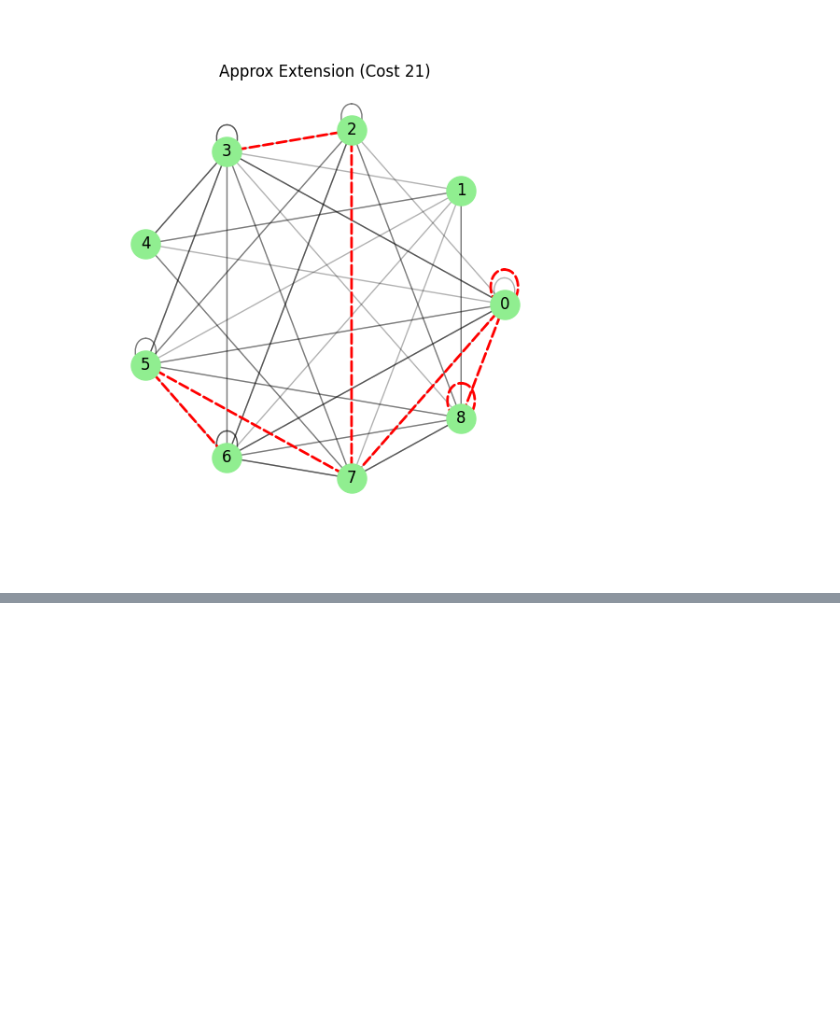
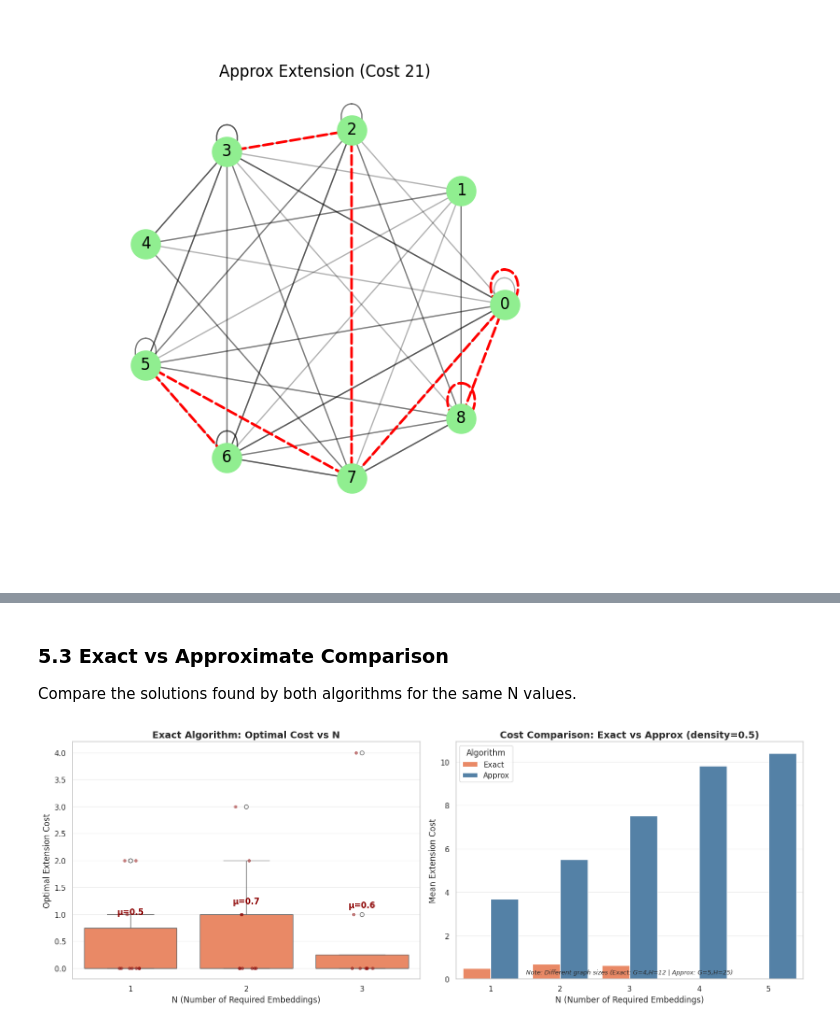
Before and after one commit to mvishiu11/AAC, a Jupyter notebook: benchmark/analysis.ipynb, the cells around one changed output, grey strips where cells are left out. Saved outputs shown, nothing was run; the diff lists cells and outputs as text; code cells hidden in the pictures; blank space fills up the shorter version.

```diff
--- a/benchmark/analysis.ipynb
+++ b/benchmark/analysis.ipynb
@@ -171,0 +322,63 @@ Visual Comparison of Extensions (Red Dashed Lines = Added Edges)
+# %% [markdown]
+### 5.3 Exact vs Approximate Comparison
+
+Compare the solutions found by both algorithms for the same N values.
+# %%
+if len(cost_n_df) > 0:
+    exact_df = cost_n_df[cost_n_df['algorithm'] == 'exact']
+    approx_df_05 = cost_n_df[(cost_n_df['algorithm'] == 'approx') & (cost_n_df['density'] == 0.5)]
+
+    if len(exact_df) > 0:
+        fig, axes = plt.subplots(1, 2, figsize=(16, 6))
+
+        # Left: Exact algorithm cost vs N
+        ax1 = axes[0]
+        sns.boxplot(data=exact_df, x='n_mappings', y='cost', color='coral', ax=ax1)
+        sns.stripplot(data=exact_df, x='n_mappings', y='cost', color='darkred', alpha=0.5, ax=ax1)
+
+        ax1.set_title("Exact Algorithm: Optimal Cost vs N", fontsize=14, fontweight='bold')
+        ax1.set_xlabel("N (Number of Required Embeddings)", fontsize=12)
+        ax1.set_ylabel("Optimal Extension Cost", fontsize=12)
+        ax1.grid(True, axis='y', alpha=0.3)
+
+        # Calculate and show means
+        means = exact_df.groupby('n_mappings')['cost'].mean()
+        for i, (n, mean_val) in enumerate(means.items()):
+            ax1.text(i, mean_val + 0.5, f"μ={mean_val:.1f}", ha='center', fontweight='bold', color='darkred')
+
+        # Right: Side-by-side comparison at density=0.5
+        ax2 = axes[1]
+
+        # Aggregate for comparison (use overlapping N values)
+        exact_means = exact_df.groupby('n_mappings')['cost'].agg(['mean', 'std']).reset_index()
+        exact_means['algorithm'] = 'Exact'
+
+        if len(approx_df_05) > 0:
+            # For fair comparison, we need approx data at density=0.5
+            # But approx uses different graph sizes, so we compare trends
+            approx_means = approx_df_05.groupby('n_mappings')['cost'].agg(['mean', 'std']).reset_index()
+            approx_means['algorithm'] = 'Approx'
+
+            comparison_df = pd.concat([exact_means, approx_means])
+
+            sns.barplot(data=comparison_df, x='n_mappings', y='mean', hue='algorithm',
+                       palette=['coral', 'steelblue'], ax=ax2)
+
+            ax2.set_title("Cost Comparison: Exact vs Approx (density=0.5)", fontsize=14, fontweight='bold')
+            ax2.set_xlabel("N (Number of Required Embeddings)", fontsize=12)
+            ax2.set_ylabel("Mean Extension Cost", fontsize=12)
+            ax2.legend(title="Algorithm")
+            ax2.grid(True, axis='y', alpha=0.3)
+
+            # Note about different graph sizes
+            ax2.text(0.5, 0.02, "Note: Different graph sizes (Exact: G=4,H=12 | Approx: G=5,H=25)",
+                    transform=ax2.transAxes, fontsize=9, style='italic', ha='center')
+
+        plt.tight_layout()
+        plt.show()
+    else:
+        print("No exact algorithm data available.")
+else:
+    print("No data available for this visualization.")
+# %% [output]
+[figure, added]
```
Also changed, not shown: parts of 13 cells of this notebook, 8 other files.
